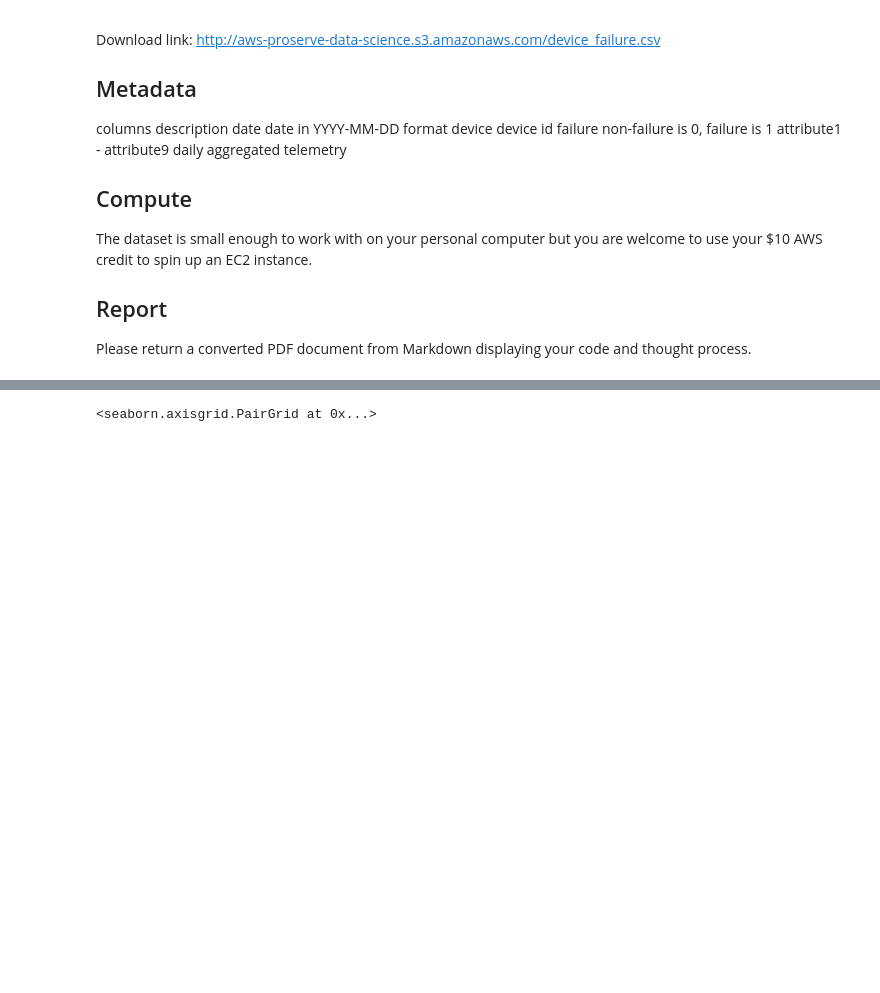
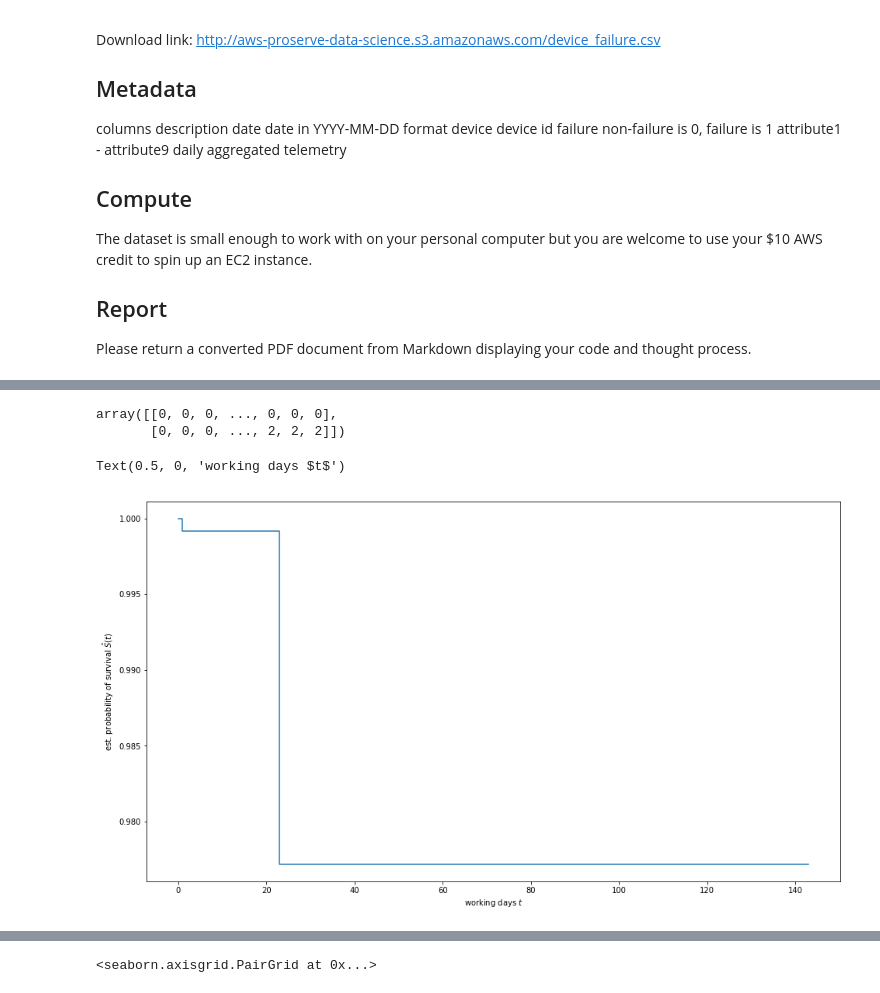
Before and after one commit to marcossilva/unbalanced_dataset_analysis, a Jupyter notebook: Untitled.ipynb, the cells around one changed output, grey strips where cells are left out. Cells and saved outputs as stored; diff of their text form; code cells hidden in the pictures; blank space fills up the shorter version.

Commit message:
Survival

```diff
--- a/Untitled.ipynb
+++ b/Untitled.ipynb
@@ -36,0 +50,18 @@ df = pd.read_csv('device_failure_worksample.csv')
+# %%
+np.vstack((df["failure_boolean"].values, df["time_operating"].values), ax)
+# %% [output]
+array([[0, 0, 0, ..., 0, 0, 0],
+       [0, 0, 0, ..., 2, 2, 2]])
+# %%
+%matplotlib inline
+import matplotlib.pyplot as plt
+from sksurv.nonparametric import kaplan_meier_estimator
+
+time, survival_prob = kaplan_meier_estimator(df["failure_boolean"], df["time_operating"])
+plt.figure(figsize=(16,9))
+plt.step(time, survival_prob, where="post")
+plt.ylabel("est. probability of survival $\hat{S}(t)$")
+plt.xlabel("working days $t$")
+# %% [output]
+Text(0.5, 0, 'working days $t$')
+[figure, added]
```
Also changed, not shown: parts of 12 cells of this notebook, 1 other file.
